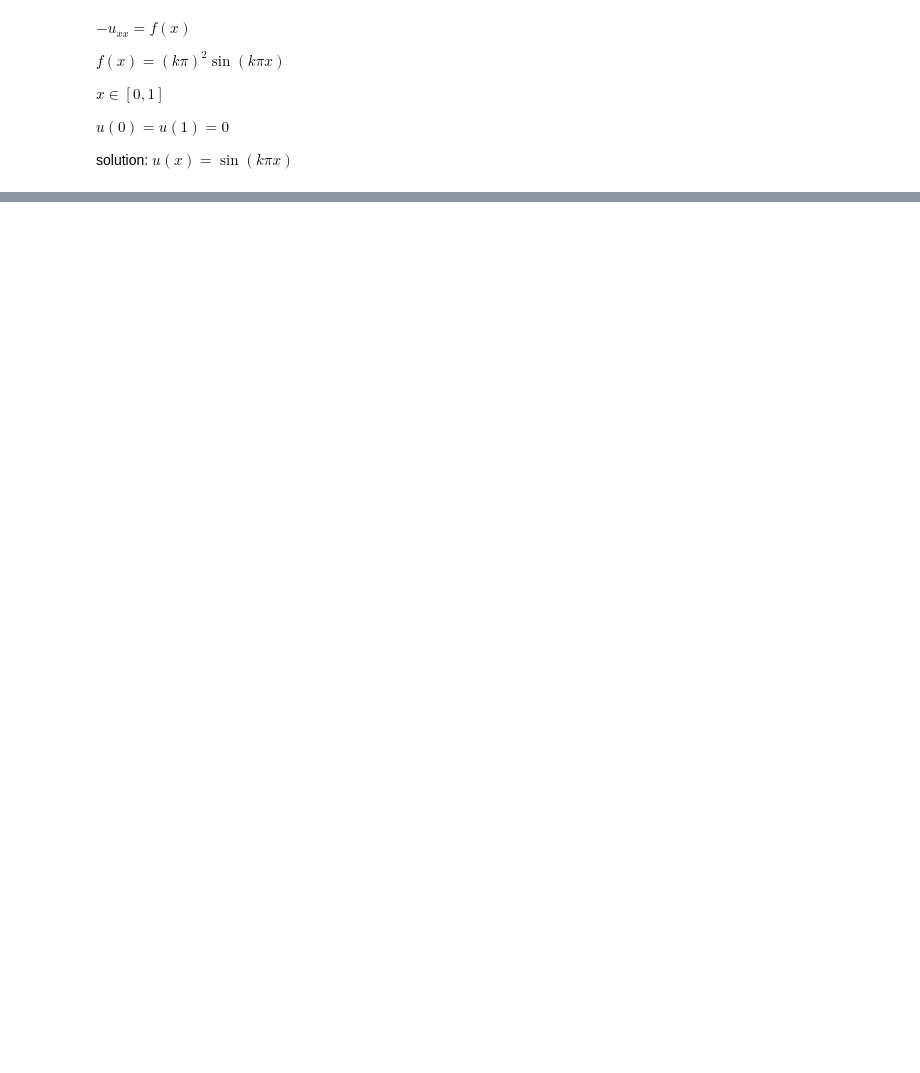
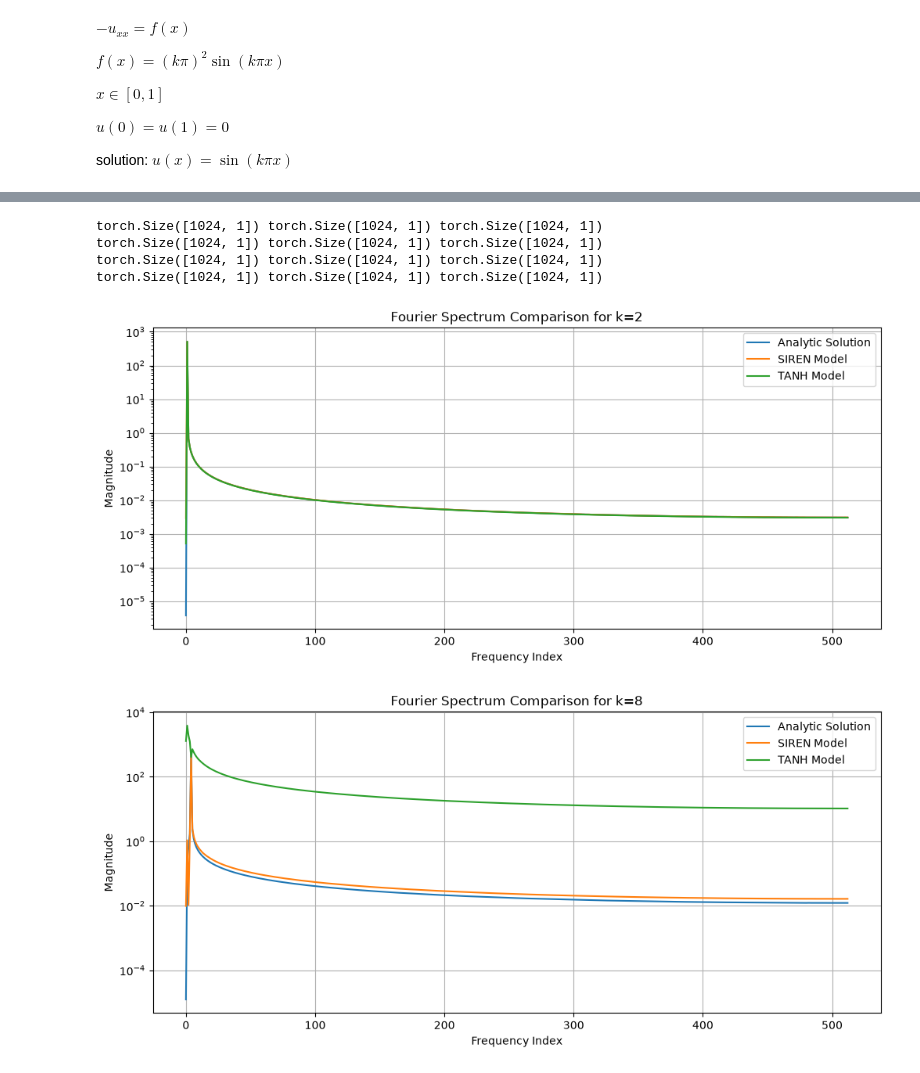
Before and after one commit to VictorSu33/DiffEqML, a Jupyter notebook: demos/1dpoisson.ipynb, the cells around one changed output, grey strips where cells are left out. Cells and saved outputs as stored; diff of their text form; code cells hidden in the pictures; blank space fills up the shorter version.

```diff
--- a/demos/1dpoisson.ipynb
+++ b/demos/1dpoisson.ipynb
@@ -151,0 +245,45 @@ from torch.fft import fft, ifft, rfft, fftfreq
+# %%
+fourier_analytic = {}
+fourier_model_s = {}
+fourier_model_t = {}
+
+for i in range(len(k_value)):
+    N_data = 1024
+    k = k_value[i]
+
+    model_s = models_s[k]
+    model_t = models_t[k]
+
+    data = torch.linspace(0, 1, N_data).unsqueeze(1).to('cpu')
+    sol = analytic_solution(data, k=k)
+
+    model_s_sol = model_s(data).detach()
+    model_t_sol = model_t(data).detach()
+
+    print(model_s_sol.shape, model_t_sol.shape, sol.shape)
+    fourier_analytic[k] = rfft(sol, dim=0).squeeze(-1)
+    fourier_model_s[k] = rfft(model_s_sol, dim=0).squeeze(-1)
+    fourier_model_t[k] = rfft(model_t_sol, dim=0).squeeze(-1)
+
+for i in range(len(k_value)):
+    k = k_value[i]
+
+    plt.figure(figsize=(12, 5))
+    plt.plot(fourier_analytic[k].abs().numpy(), label='Analytic Solution')
+    plt.plot(fourier_model_s[k].abs().numpy(), label='SIREN Model')
+    plt.plot(fourier_model_t[k].abs().numpy(), label='TANH Model')
+
+    plt.title(f'Fourier Spectrum Comparison for k={k}')
+    plt.xlabel('Frequency Index')
+    plt.ylabel('Magnitude')
+    plt.yscale('log')
+    plt.legend()
+    plt.grid(True)
+    plt.show()
+# %% [output]
+torch.Size([1024, 1]) torch.Size([1024, 1]) torch.Size([1024, 1])
+torch.Size([1024, 1]) torch.Size([1024, 1]) torch.Size([1024, 1])
+torch.Size([1024, 1]) torch.Size([1024, 1]) torch.Size([1024, 1])
+torch.Size([1024, 1]) torch.Size([1024, 1]) torch.Size([1024, 1])
+[figure, added]
+[figure, added]
```
Also changed, not shown: parts of 9 cells of this notebook, 19 other files.
